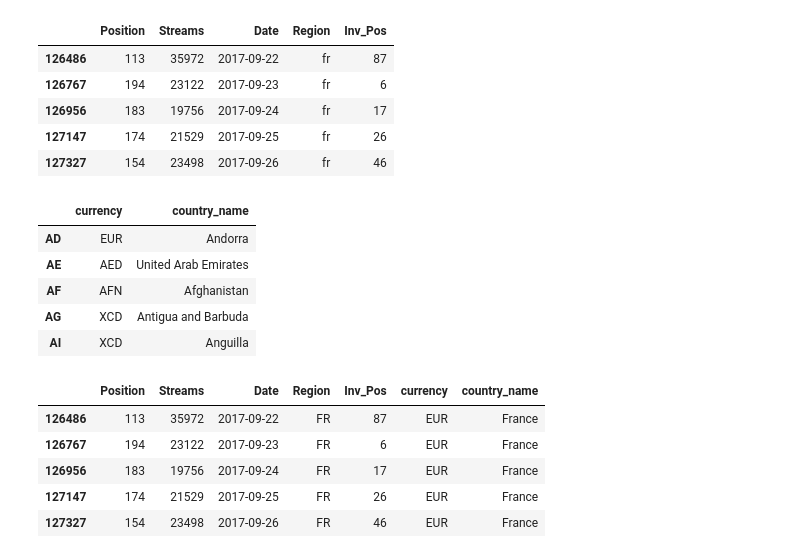
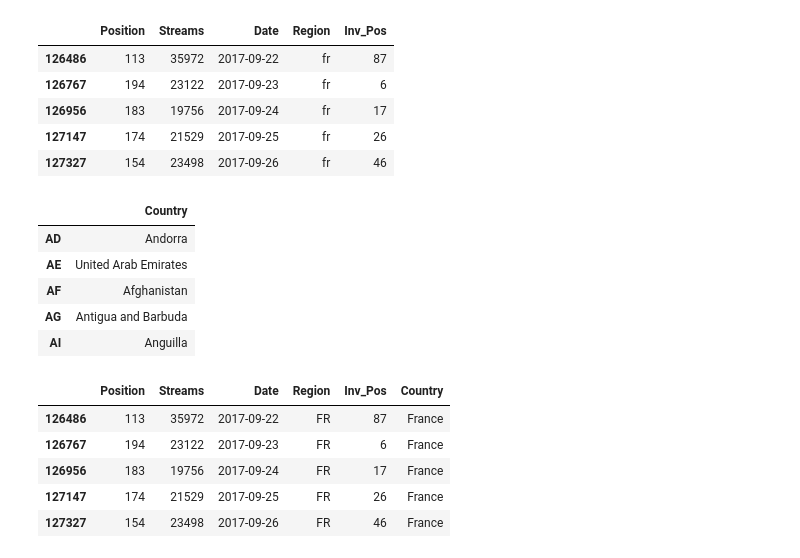
Before and after one commit to gurus848/COMP4462_Project, a Jupyter notebook: Task_1/Viz_2_Themeriver/ThemeRiver Altair.ipynb, the cells around one changed output. Drawn from its saved outputs; the diff is of its cells as text; code cells hidden in the pictures.

```diff
--- a/Task_1/Viz_2_Themeriver/ThemeRiver Altair.ipynb
+++ b/Task_1/Viz_2_Themeriver/ThemeRiver Altair.ipynb
@@ -34,24 +34,24 @@ See the caveats in the documentation: http://pandas.pydata.org/pandas-docs/stabl
 # %%
 df_countries = pd.read_json("countries.json")
 df_countries = df_countries.transpose()
-df_countries = df_countries.drop(columns=['continent', 'capital', 'languages', 'native', 'phone'])
-df_countries = df_countries.rename(columns={'name':'country_name'})
+df_countries = df_countries.drop(columns=['continent', 'capital', 'languages', 'native', 'phone', 'currency'])
+df_countries = df_countries.rename(columns={'name':'Country'})
 df_countries.head()
 # %% [output]
-|  | currency | country_name |
-| AD | EUR | Andorra |
-| AE | AED | United Arab Emirates |
-| AF | AFN | Afghanistan |
-| AG | XCD | Antigua and Barbuda |
-| AI | XCD | Anguilla |
+|  | Country |
+| AD | Andorra |
+| AE | United Arab Emirates |
+| AF | Afghanistan |
+| AG | Antigua and Barbuda |
+| AI | Anguilla |
 # %%
 new_song_d['Region'] = new_song_d['Region'].str.upper()
 song_d_countries = new_song_d.merge(df_countries, how='inner', left_on='Region', right_index=True)
 song_d_countries.head()
 # %% [output]
-|  | Position | Streams | Date | Region | Inv_Pos | currency | country_name |
-| 126486 | 113 | 35972 | 2017-09-22 | FR | 87 | EUR | France |
-| 126767 | 194 | 23122 | 2017-09-23 | FR | 6 | EUR | France |
-| 126956 | 183 | 19756 | 2017-09-24 | FR | 17 | EUR | France |
-| 127147 | 174 | 21529 | 2017-09-25 | FR | 26 | EUR | France |
-| 127327 | 154 | 23498 | 2017-09-26 | FR | 46 | EUR | France |
+|  | Position | Streams | Date | Region | Inv_Pos | Country |
+| 126486 | 113 | 35972 | 2017-09-22 | FR | 87 | France |
+| 126767 | 194 | 23122 | 2017-09-23 | FR | 6 | France |
+| 126956 | 183 | 19756 | 2017-09-24 | FR | 17 | France |
+| 127147 | 174 | 21529 | 2017-09-25 | FR | 26 | France |
+| 127327 | 154 | 23498 | 2017-09-26 | FR | 46 | France |
```
Also changed, not shown: parts of 8 cells of this notebook.
